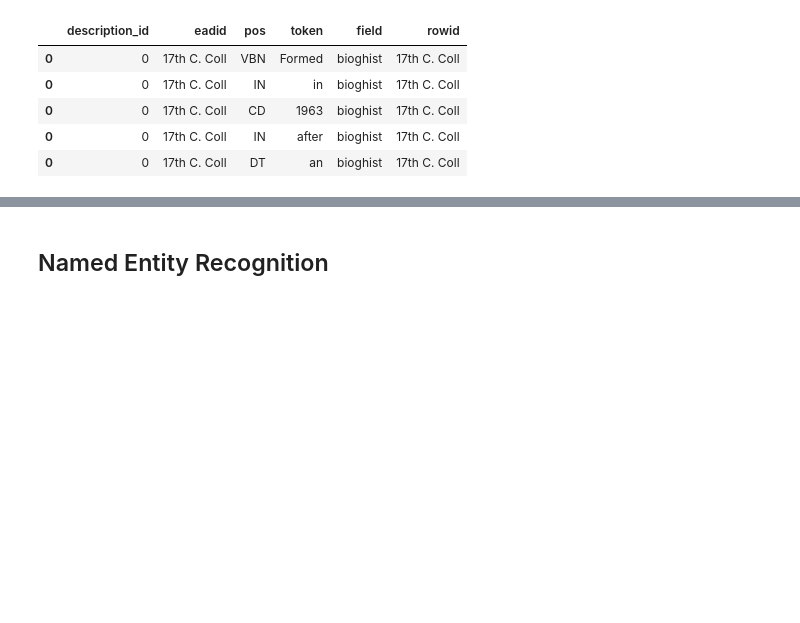
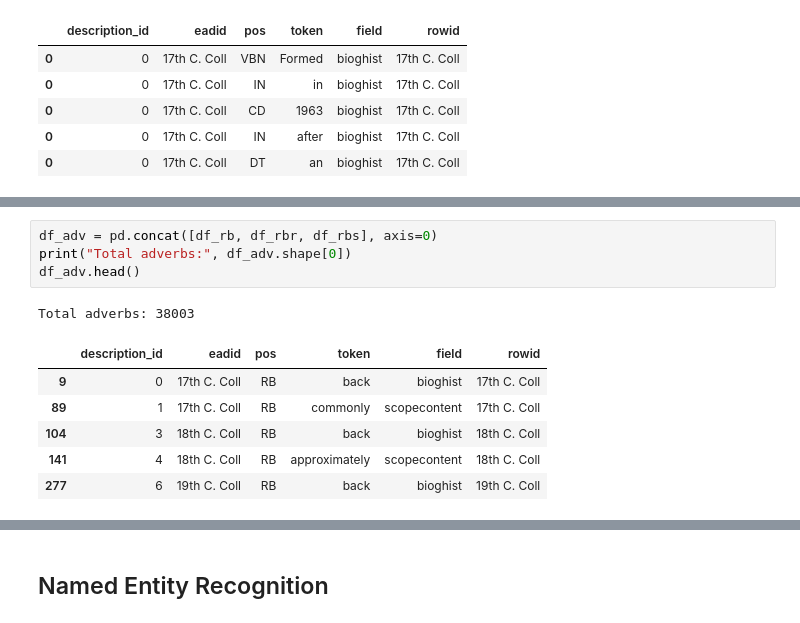
Before and after one commit to thegoose20/nusc, a Jupyter notebook: analysis_metadata.ipynb, the cells around one changed output, grey strips where cells are left out. Cells and saved outputs as stored; diff of their text form; blank space fills up the shorter version.

```diff
--- a/analysis_metadata.ipynb
+++ b/analysis_metadata.ipynb
@@ -487,0 +544,12 @@ df_pos.shape
+# %%
+df_adv = pd.concat([df_rb, df_rbr, df_rbs], axis=0)
+print("Total adverbs:", df_adv.shape[0])
+df_adv.head()
+# %% [output]
+Total adverbs: 38003
+|  | description_id | eadid | pos | token | field | rowid |
+| 9 | 0 | 17th C. Coll | RB | back | bioghist | 17th C. Coll |
+| 89 | 1 | 17th C. Coll | RB | commonly | scopecontent | 17th C. Coll |
+| 104 | 3 | 18th C. Coll | RB | back | bioghist | 18th C. Coll |
+| 141 | 4 | 18th C. Coll | RB | approximately | scopecontent | 18th C. Coll |
+| 277 | 6 | 19th C. Coll | RB | back | bioghist | 19th C. Coll |
```
Also changed, not shown: parts of 19 cells of this notebook.
